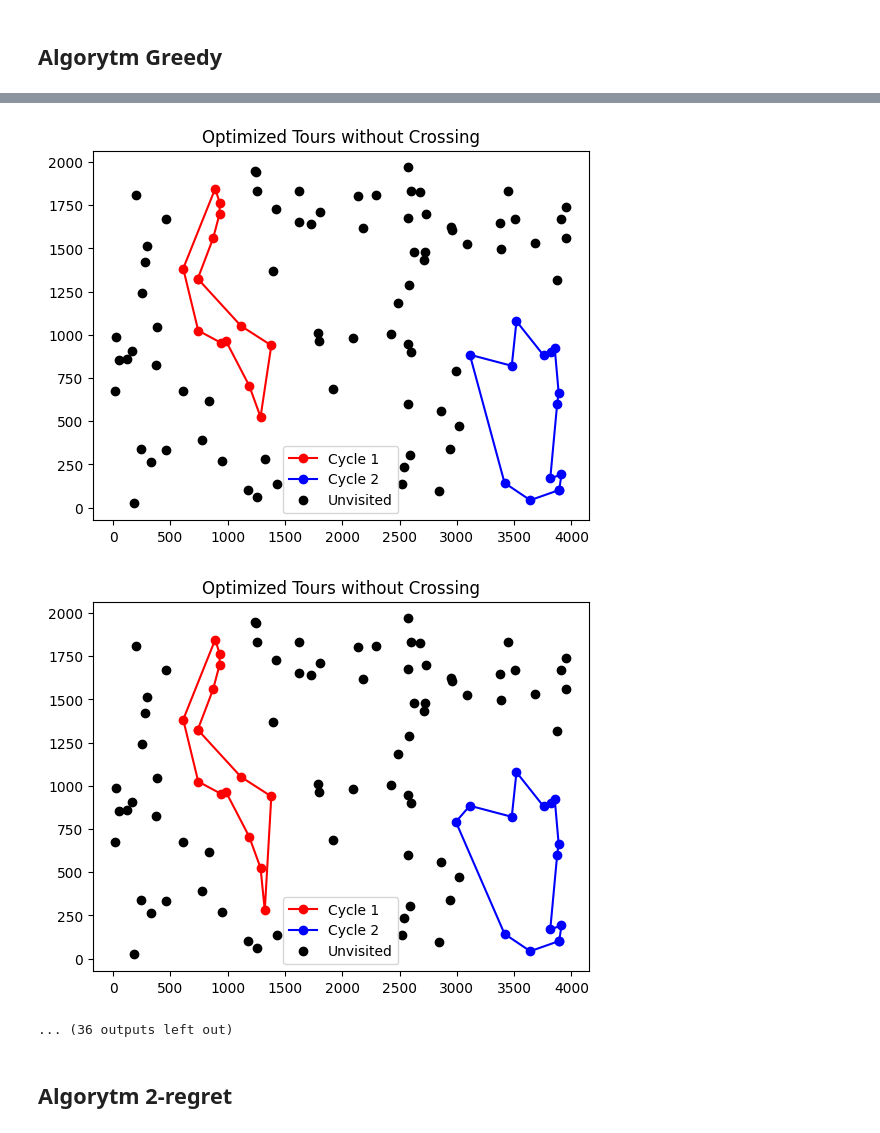
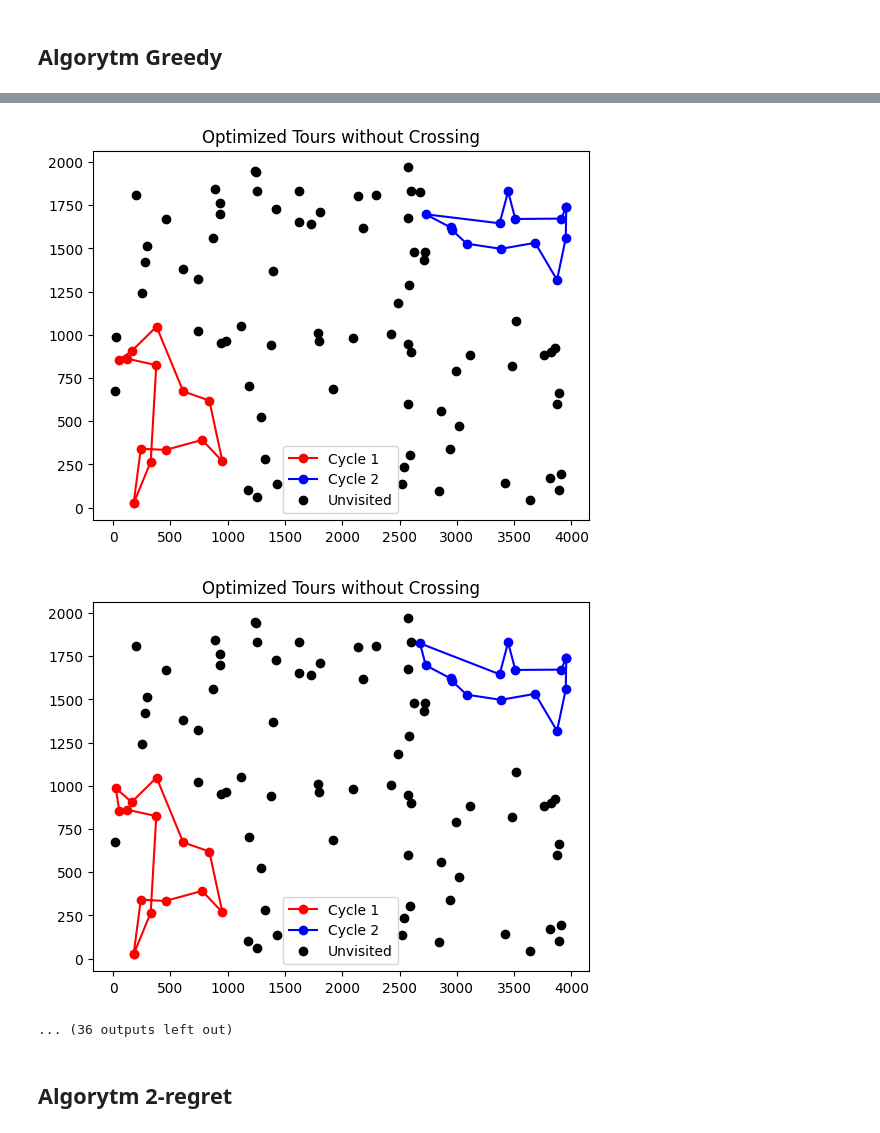
Before and after one commit to maciejm2517/imo-lab1, a Jupyter notebook: imo_1_przemek.ipynb, the cells around one changed output, grey strips where cells are left out. Saved outputs shown, nothing was run; the diff lists cells and outputs as text; code cells hidden in the pictures.

Commit message:
greedy graph spaghetti mess

```diff
--- a/imo_1_przemek.ipynb
+++ b/imo_1_przemek.ipynb
@@ -80,7 +80,7 @@ plot_optimized_tours(positions, cycle1, cycle2)
 ## Algorytm Greedy
 # %%
 
-np.random.seed(10)
+np.random.seed(11)
 
 def calculate_distance(city1, city2):
     return np.round(np.linalg.norm(city1 - city2))
@@ -208,15 +208,19 @@ def create_greedy_cycles(cities):
             best_distance = calculate_distance(cities[best_point], cities[tour2[0]]) + calculate_distance(cities[best_point], cities[tour2[-1]]) - calculate_distance(cities[tour2[0]], cities[tour2[-1]])
 
             for i in range(len(tour_distances) - 1):
-                if(calculate_distance(cities[best_point], cities[tour2[i]]) + calculate_distance(cities[best_point], cities[tour2[i+1]]) - calculate_distance(cities[tour2[i]], cities[tour2[i+1]]) < best_distance):
+                if(calculate_distance(cities[best_point], cities[tour2[i]]) + calculate_distance(cities[best_point], cities[tour2[i+1]]) - tour_distances[i] < best_distance):
                     best_index = i + 1
-                    best_distance = calculate_distance(cities[best_point], cities[tour2[i]]) + calculate_distance(cities[best_point], cities[tour2[i+1]]) - calculate_distance(cities[tour2[i]], cities[tour2[i+1]])
+                    best_distance = calculate_distance(cities[best_point], cities[tour2[i]]) + calculate_distance(cities[best_point], cities[tour2[i+1]]) - tour_distances[i]
 
             # add new point to the tour with smallest increase in path
-            if(best_index == -1):
-                tour2.append(best_point)
+
+            if(len(unvisited) == 0):
+                tour2.insert(best_index,best_point)
             else:
-                tour2.insert(best_index,best_point)
+                if(best_index == -1):
+                    tour2.append(best_point)
+                else:
+                    tour2.insert(best_index,best_point)
 
     return tour1, tour2
 
@@ -265,5 +269,5 @@ plot_optimized_tours(positions, cycle1, cycle2)
-[figure, old version]
+[figure, new version]
-[figure, old version]
+[figure, new version]
 ... (36 outputs left out)
 # %% [markdown]
 ## Algorytm 2-regret
```
Also changed, not shown: parts of 1 cell of this notebook.
